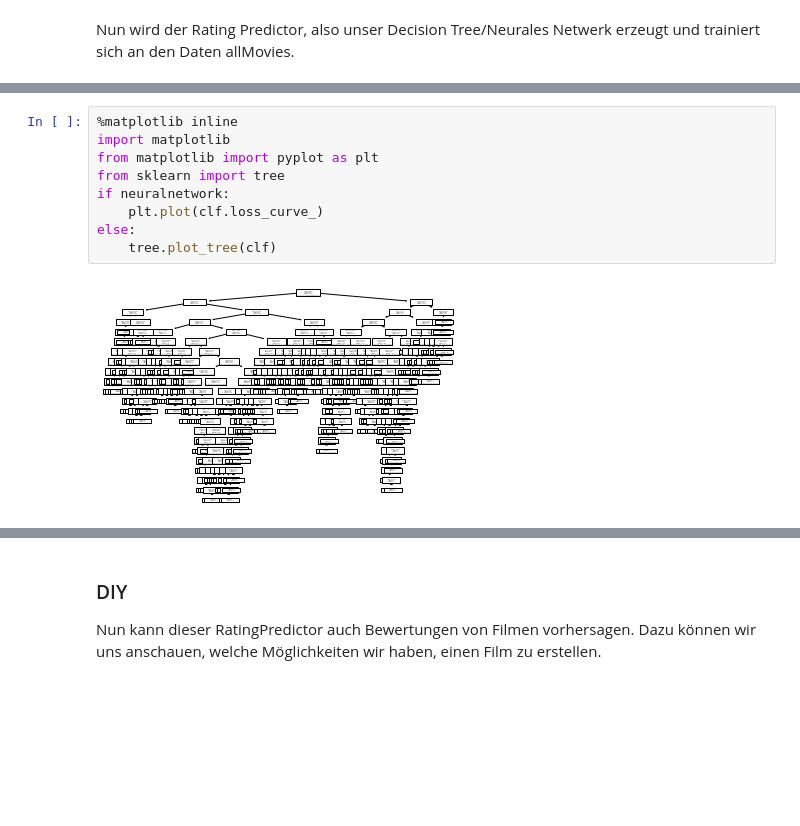
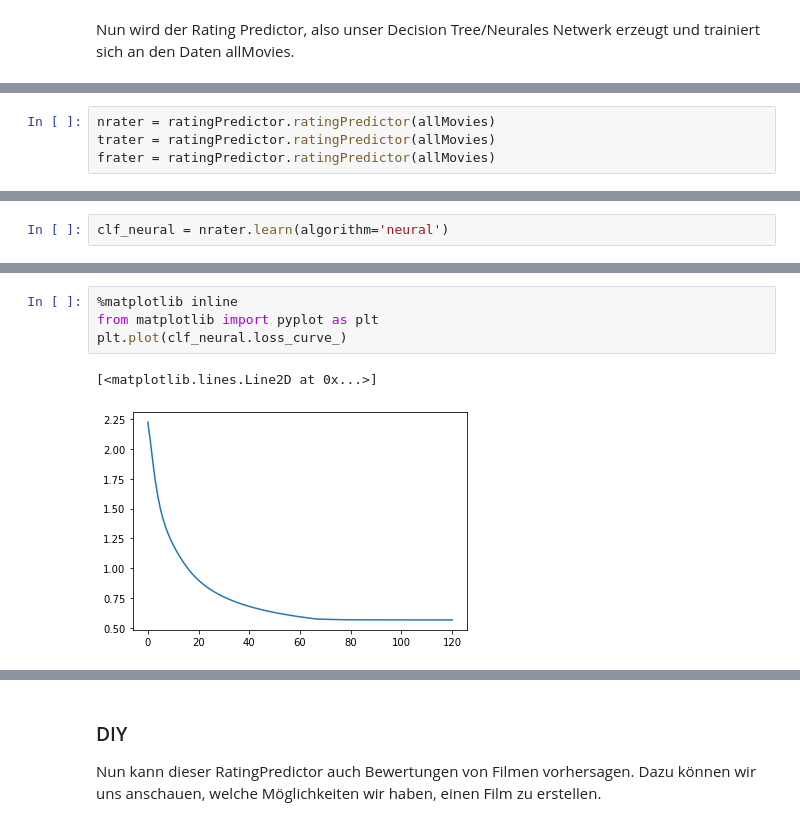
Before and after one commit to Tony1704/Imdbrating, a Jupyter notebook: python/imdbnotebook.ipynb, the cells around one changed output, grey strips where cells are left out. Saved outputs shown, nothing was run; the diff lists cells and outputs as text; blank space fills up the shorter version.

```diff
--- a/python/imdbnotebook.ipynb
+++ b/python/imdbnotebook.ipynb
@@ -252,0 +239,4 @@ Test score is:
+# %%
+nrater = ratingPredictor.ratingPredictor(allMovies)
+trater = ratingPredictor.ratingPredictor(allMovies)
+frater = ratingPredictor.ratingPredictor(allMovies)
@@ -252,0 +245,2 @@ Test score is:
+# %%
+clf_neural = nrater.learn(algorithm='neural')
@@ -253,11 +265,7 @@ Test score is:
 # %%
 %matplotlib inline
-import matplotlib
 from matplotlib import pyplot as plt
-from sklearn import tree
-if neuralnetwork:
-    plt.plot(clf.loss_curve_)
-else:
-    tree.plot_tree(clf)
+plt.plot(clf_neural.loss_curve_)
 # %% [output]
+[<matplotlib.lines.Line2D at 0x...>]
-[figure, old version]
+[figure, new version]
```
Also changed, not shown: parts of 22 cells of this notebook, 2 other files.
